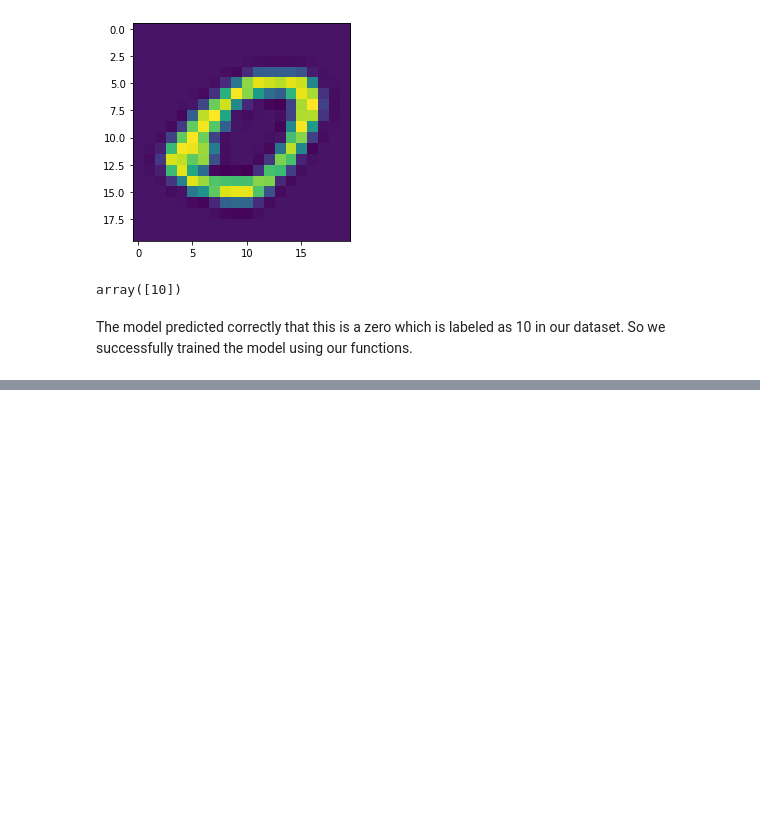
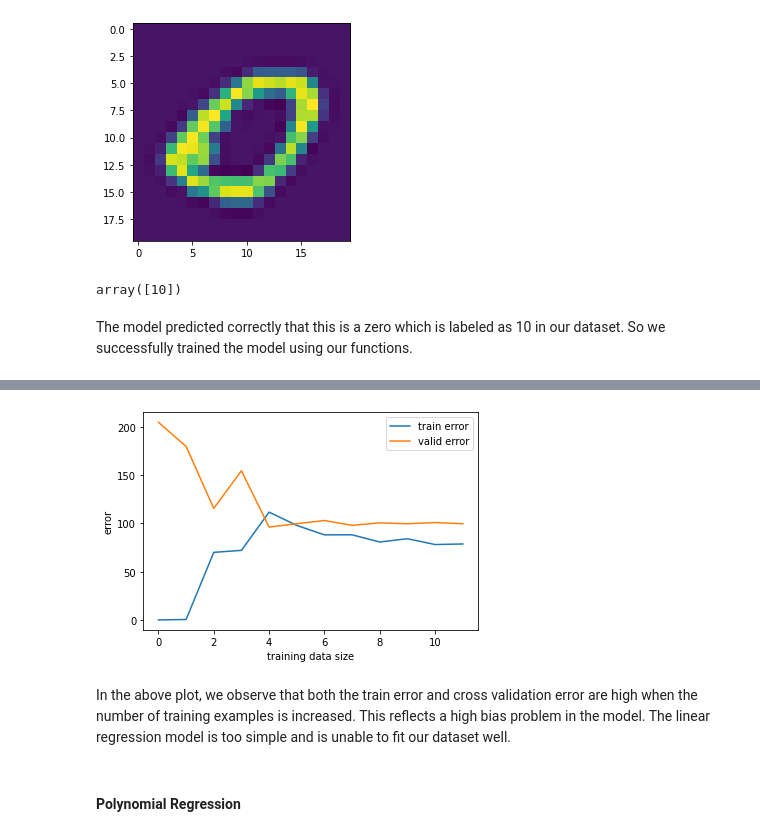
Before and after one commit to shamimtowhid/traditional_ML, a Jupyter notebook: Examples.ipynb, the cells around one changed output, grey strips where cells are left out. Drawn from its saved outputs; the diff is of its cells as text; code cells hidden in the pictures; blank space fills up the shorter version.

```diff
--- a/Examples.ipynb
+++ b/Examples.ipynb
@@ -418,0 +482,10 @@ The model predicted correctly that this is a zero which is labeled as 10 in our
+# %%
+Xval = np.insert(Xval, 0, 1, axis=1)
+# %%
+tml.plot_learning_curve(X, y, Xval, yval, lamda=1)
+# %% [output]
+[figure, added]
+# %% [markdown]
+In the above plot, we observe that both the train error and cross validation error are high when the number of training examples is increased. This reflects a high bias problem in the model. The linear regression model is too simple and is unable to fit our dataset well.
+# %% [markdown]
+#### Polynomial Regression
```
Also changed, not shown: parts of 20 cells of this notebook.
